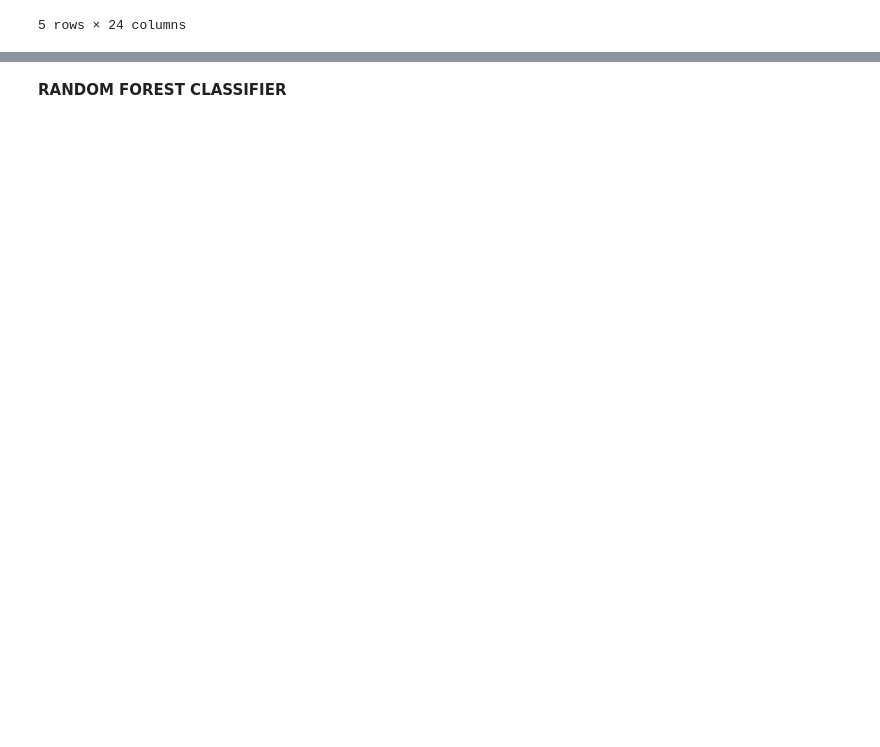
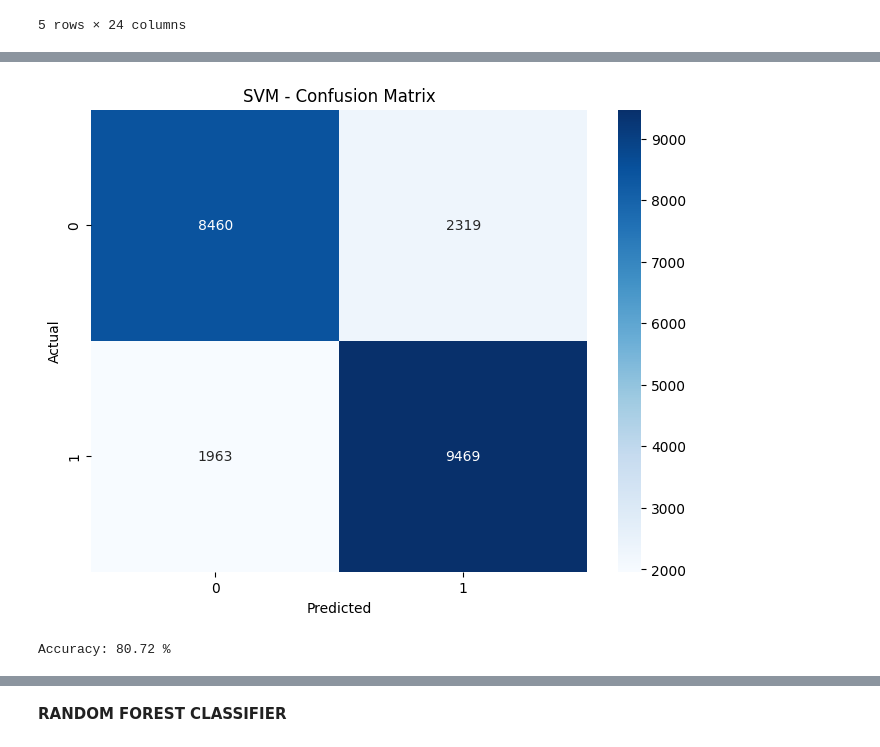
Before and after one commit to brandencodez/IPL-Win-Predictor, a Jupyter notebook: ipl-notebook-2.ipynb, the cells around one changed output, grey strips where cells are left out. Cells and saved outputs as stored; diff of their text form; code cells hidden in the pictures; blank space fills up the shorter version.

```diff
--- a/ipl-notebook-2.ipynb
+++ b/ipl-notebook-2.ipynb
@@ -272,0 +301,6 @@ X_train,X_test,y_train,y_test = train_test_split(X,y,test_size=0.2,random_state=
+# %%
+from sklearn.svm import LinearSVC
+svm_pipe = Pipeline([
+    ('preprocessor', trf),
+    ('model', CalibratedClassifierCV(LinearSVC(random_state=42), cv=5))
+])
@@ -272,0 +309,2 @@ X_train,X_test,y_train,y_test = train_test_split(X,y,test_size=0.2,random_state=
+# %%
+svm_pipe.fit(X_train, y_train)
@@ -272,0 +345,25 @@ X_train,X_test,y_train,y_test = train_test_split(X,y,test_size=0.2,random_state=
+# %%
+from sklearn.metrics import confusion_matrix, accuracy_score, classification_report
+import matplotlib.pyplot as plt
+import seaborn as sns
+
+y_pred = svm_pipe.predict(X_test)
+
+
+cm_svm = confusion_matrix(y_test, y_pred)
+
+# Plot Confusion Matrix
+plt.figure(figsize=(8, 6))
+sns.heatmap(cm_svm, annot=True, fmt='d', cmap='Blues',
+            xticklabels=svm_pipe.classes_, yticklabels=svm_pipe.classes_)
+plt.xlabel('Predicted')
+plt.ylabel('Actual')
+plt.title('SVM - Confusion Matrix')
+plt.show()
+
+# Accuracy
+accuracy_svm = accuracy_score(y_test, y_pred) * 100
+print("Accuracy:", round(accuracy_svm, 2), "%")
+# %% [output]
+[figure, added]
+Accuracy: 80.72 %
```
Also changed, not shown: parts of 45 cells of this notebook.
